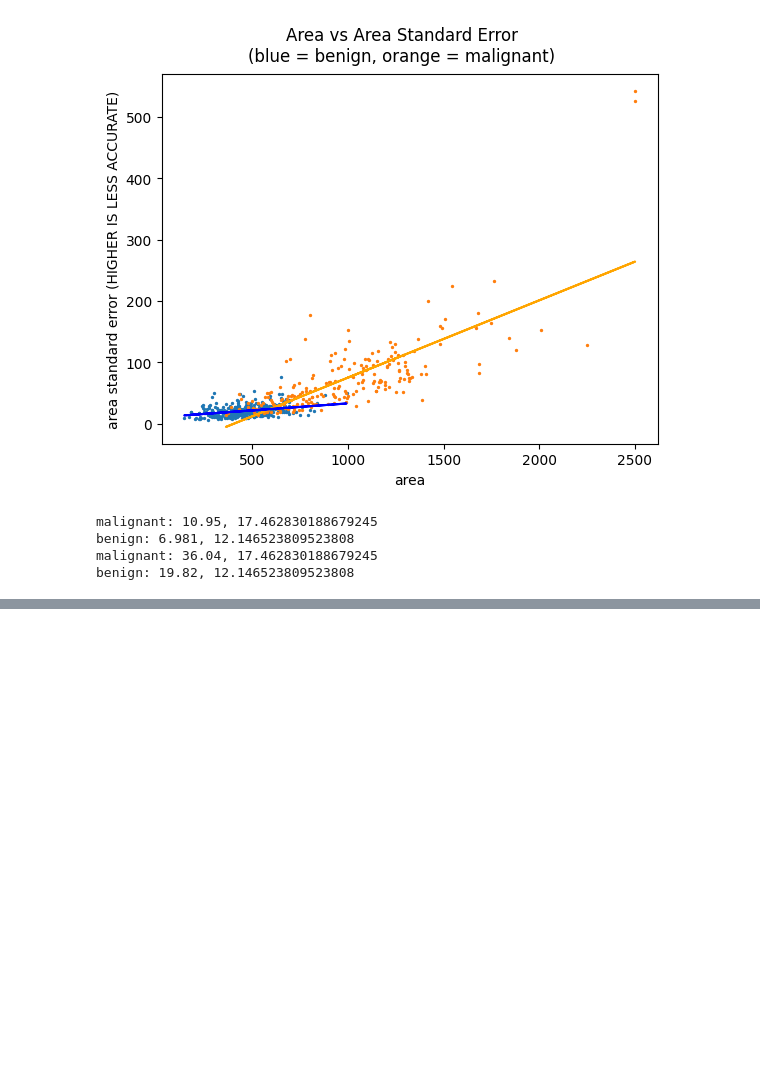
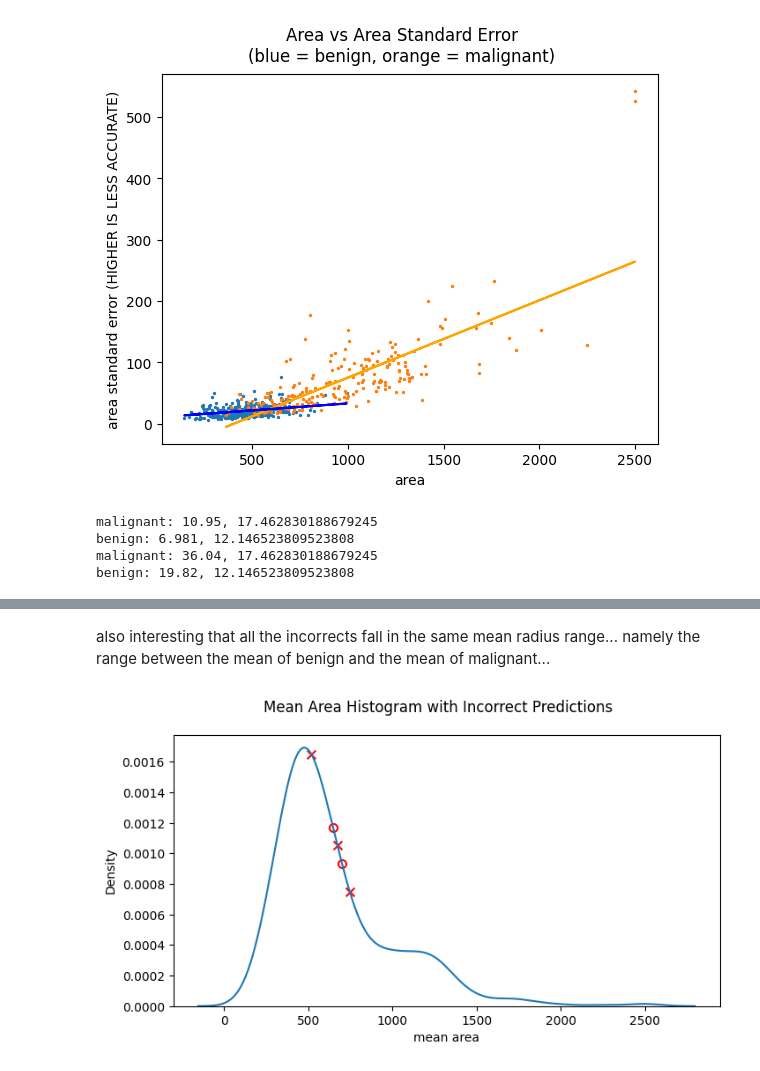
Before and after one commit to build-summer-2025/async-final-project-teal-nicholas, a Jupyter notebook: final_project_example.ipynb, the cells around one changed output, grey strips where cells are left out. Cells and saved outputs as stored; diff of their text form; code cells hidden in the pictures; blank space fills up the shorter version.

```diff
--- a/final_project_example.ipynb
+++ b/final_project_example.ipynb
@@ -385,0 +481,25 @@ benign: 19.82, 12.146523809523808
+# %% [markdown]
+also interesting that all the incorrects fall in the same mean radius range... namely the range between the mean of benign and the mean of malignant...
+# %%
+plt.figure(figsize = (8, 4))
+kde_plot = sns.kdeplot(data = df['area_mean'])
+plt.xlabel('mean area')
+plt.suptitle('Mean Area Histogram with Incorrect Predictions')
+
+kde_line = kde_plot.lines[0]
+
+kde_x, kde_y = kde_line.get_data()
+
+for index, value in incorrect.iterrows():
+    if value['prediction'] == 1:
+        marker = 'x'
+    else:
+        marker = '$◯$'
+    plt.scatter(value['area_mean'],
+                np.interp(value['area_mean'], kde_x, kde_y),
+                s = 50,
+                color = 'red',
+                marker = marker,
+                facecolors = None)
+# %% [output]
+[figure, added]
```
Also changed, not shown: parts of 18 cells of this notebook.
